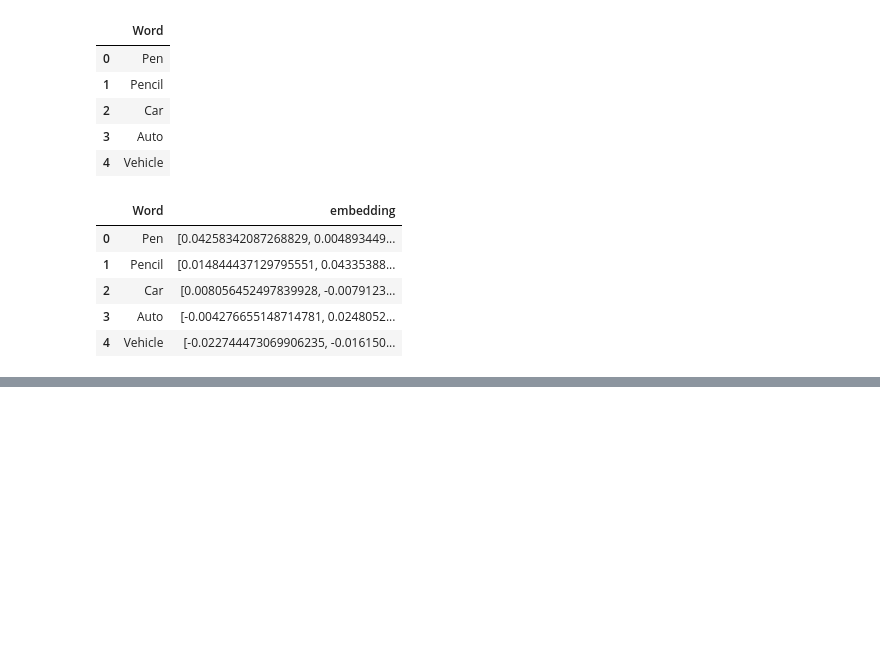
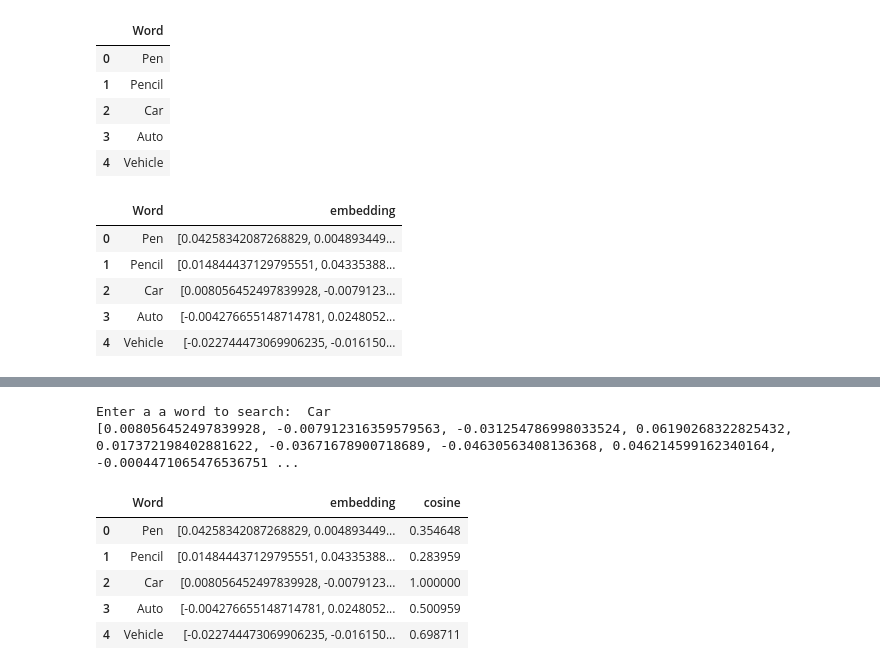
Before and after one commit to cristinakiss/Generative-AI-for-Developers, a Jupyter notebook: 10 - SemanticSearch.ipynb, the cells around one changed output, grey strips where cells are left out. Cells and saved outputs as stored; diff of their text form; code cells hidden in the pictures; blank space fills up the shorter version.

Commit message:
Semantic search - fixed the second method and working with cosines

```diff
--- a/10 - SemanticSearch.ipynb
+++ b/10 - SemanticSearch.ipynb
@@ -41,0 +44,3 @@ df
+# %%
+df = pd.read_csv("dataset_embeddings.csv")
+df
@@ -41,0 +54,2 @@ df
+# %%
+df["embedding"] = df["embedding"].apply(eval).apply(np.array)
@@ -41,0 +65,20 @@ df
+# %%
+search_word = input("Enter a a word to search: ")
+search_vector = get_embedding(search_word)
+print(search_vector)
+# %% [output]
+Enter a a word to search:  Car
+[0.008056452497839928, -0.007912316359579563, -0.031254786998033524, 0.06190268322825432, 0.017372198402881622, -0.03671678900718689, -0.04630563408136368, 0.046214599162340164, -0.0004471065476536751 ...
+# %%
+def cosine_similarity(a, b):
+    return np.dot(a, b) / (np.linalg.norm(a) * np.linalg.norm(b))
+# %%
+df["cosine"] = df["embedding"].apply(lambda x:  cosine_similarity(x, search_vector))
+df
+# %% [output]
+|  | Word | embedding | cosine |
+| 0 | Pen | [0.04258342087268829, 0.004893449... | 0.354648 |
+| 1 | Pencil | [0.014844437129795551, 0.04335388... | 0.283959 |
+| 2 | Car | [0.008056452497839928, -0.0079123... | 1.000000 |
+| 3 | Auto | [-0.004276655148714781, 0.0248052... | 0.500959 |
+| 4 | Vehicle | [-0.022744473069906235, -0.016150... | 0.698711 |
```
Also changed, not shown: parts of 4 cells of this notebook, 1 other file.
